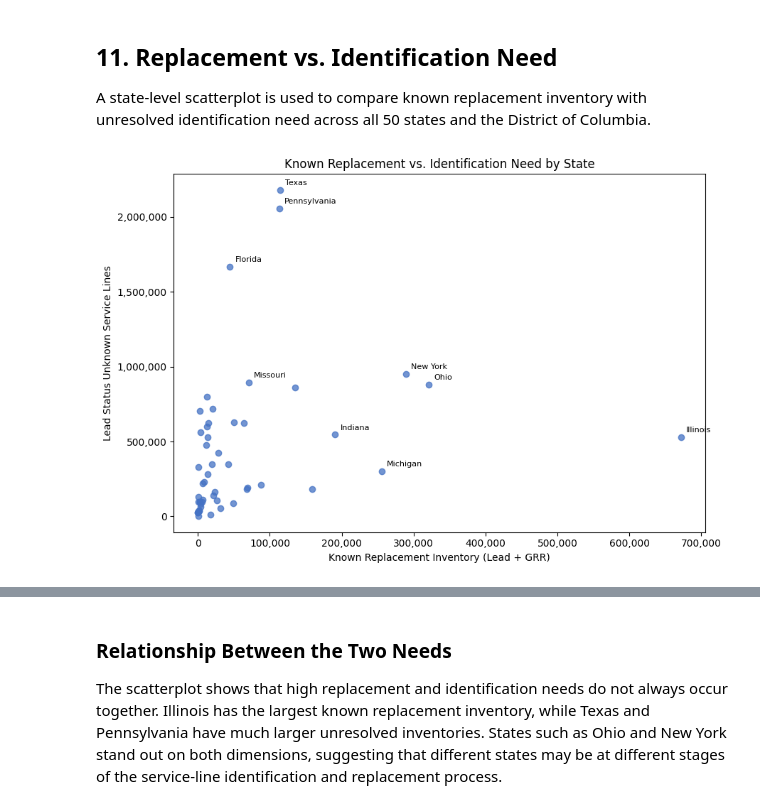
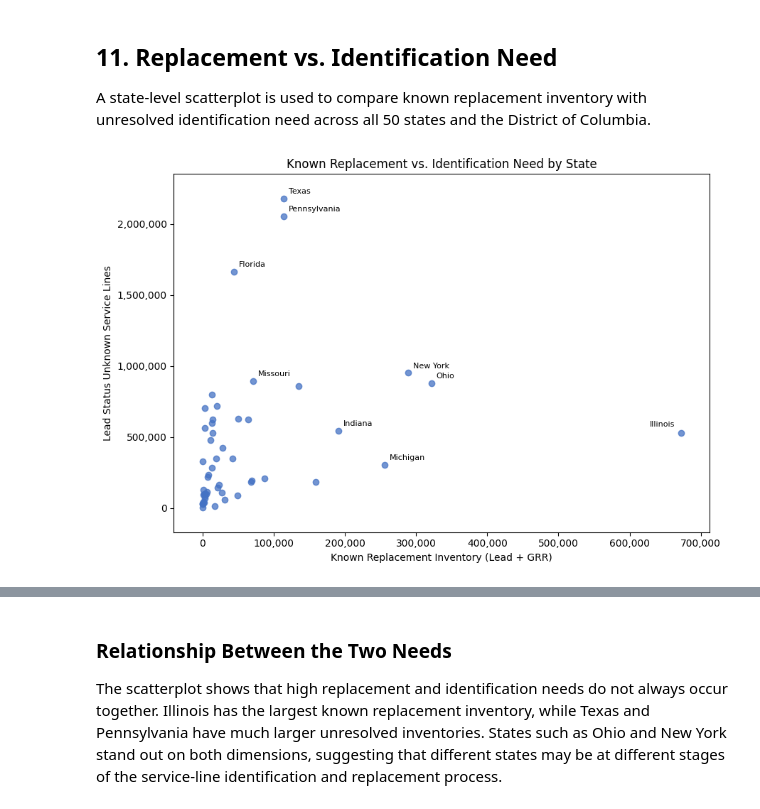
Before and after one commit to drat-git/xylem-lead-service-line-analysis, a Jupyter notebook: Lead_Service_Line_Analysis.ipynb, the cells around one changed output, grey strips where cells are left out. Saved outputs shown, nothing was run; the diff lists cells and outputs as text; code cells hidden in the pictures.

```diff
--- a/Lead_Service_Line_Analysis.ipynb
+++ b/Lead_Service_Line_Analysis.ipynb
@@ -170,5 +170,7 @@ df = raw_df.copy()
 # %%
-df = df[df["PWS Type"] == "Community water system"].copy()
+df = raw_df[
+    raw_df["PWS Type"] == "Community water system"
+].copy()
 
 print(f"Community Water Systems: {len(df):,}")
 # %% [output]
@@ -225,8 +227,7 @@ numeric_columns = [
     "# Lead Service Lines",
     "# Lead Status Unknown Service Lines",
     "# Non-lead Service Lines",
-    "Total # Service Lines Reported",
-    "Population Served Count"
+    "Total # Service Lines Reported"
 ]
 
 for col in numeric_columns:
@@ -434,33 +447,40 @@ highlight_states = set(
 ) | set(
     state_summary.nlargest(5, "Unknown")["State"]
 )
+
+label_offsets = {
+    "Illinois": (-6, 6)
+}
 
 fig, ax = plt.subplots(figsize=(9, 6))
 
 ax.scatter(
     state_summary["Known_Replacement"],
     state_summary["Unknown"],
     color="#4472C4",
     alpha=0.75
 )
 
 for _, row in state_summary[state_summary["State"].isin(highlight_states)].iterrows():
+    offset = label_offsets.get(row["State"], (5, 5))
     ax.annotate(
         row["State"],
         (row["Known_Replacement"], row["Unknown"]),
-        xytext=(5, 5),
+        xytext=offset,
         textcoords="offset points",
+        ha="right" if offset[0] < 0 else "left",
         fontsize=8
     )
 
 ax.set_xlabel("Known Replacement Inventory (Lead + GRR)")
 ax.set_ylabel("Lead Status Unknown Service Lines")
 ax.set_title("Known Replacement vs. Identification Need by State")
 ax.xaxis.set_major_formatter(lambda value, _: f"{value:,.0f}")
 ax.yaxis.set_major_formatter(lambda value, _: f"{value:,.0f}")
+ax.margins(x=0.06, y=0.08)
 
 fig.tight_layout()
 fig.savefig("outputs/chart_4_replacement_vs_identification.png", dpi=300, bbox_inches="tight")
 plt.show()
 # %% [output]
-[figure, old version]
+[figure, new version]
```
Also changed, not shown: parts of 10 cells of this notebook, 3 other files.
